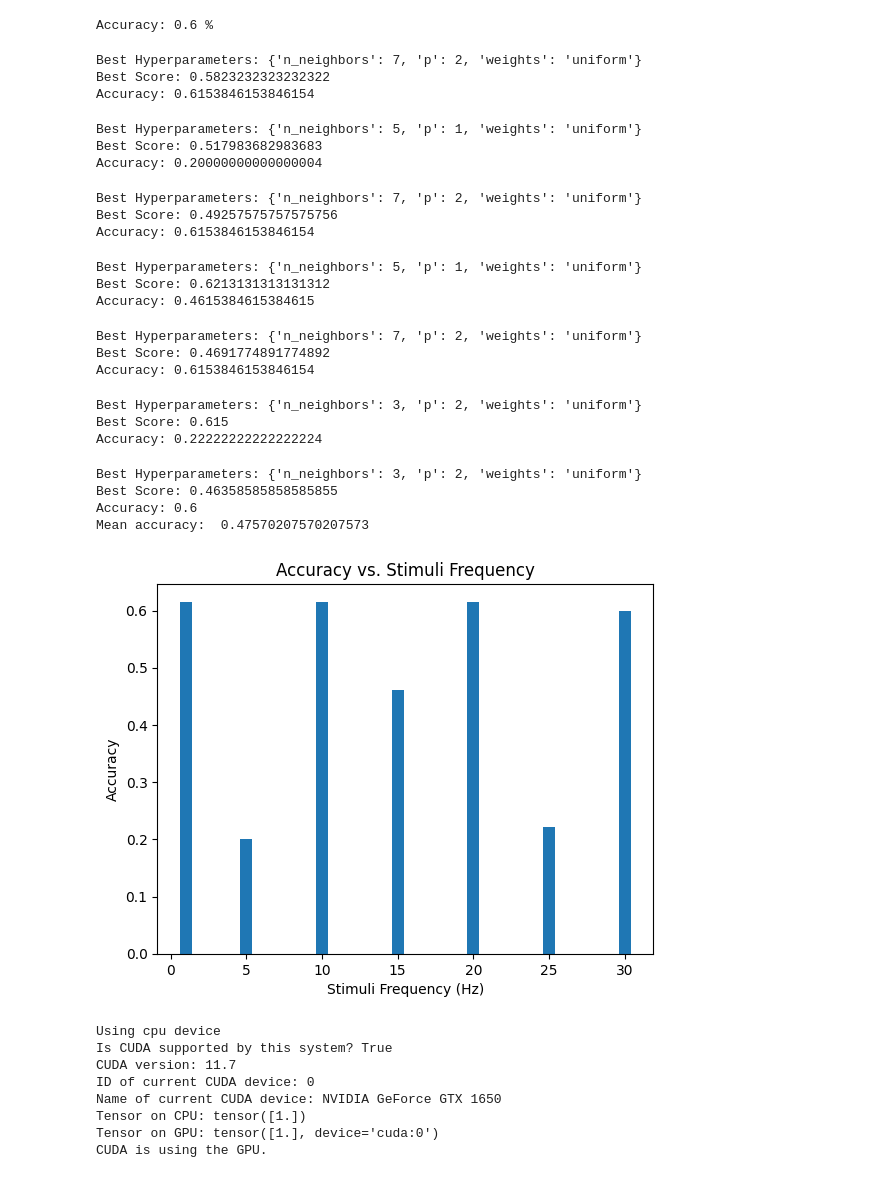
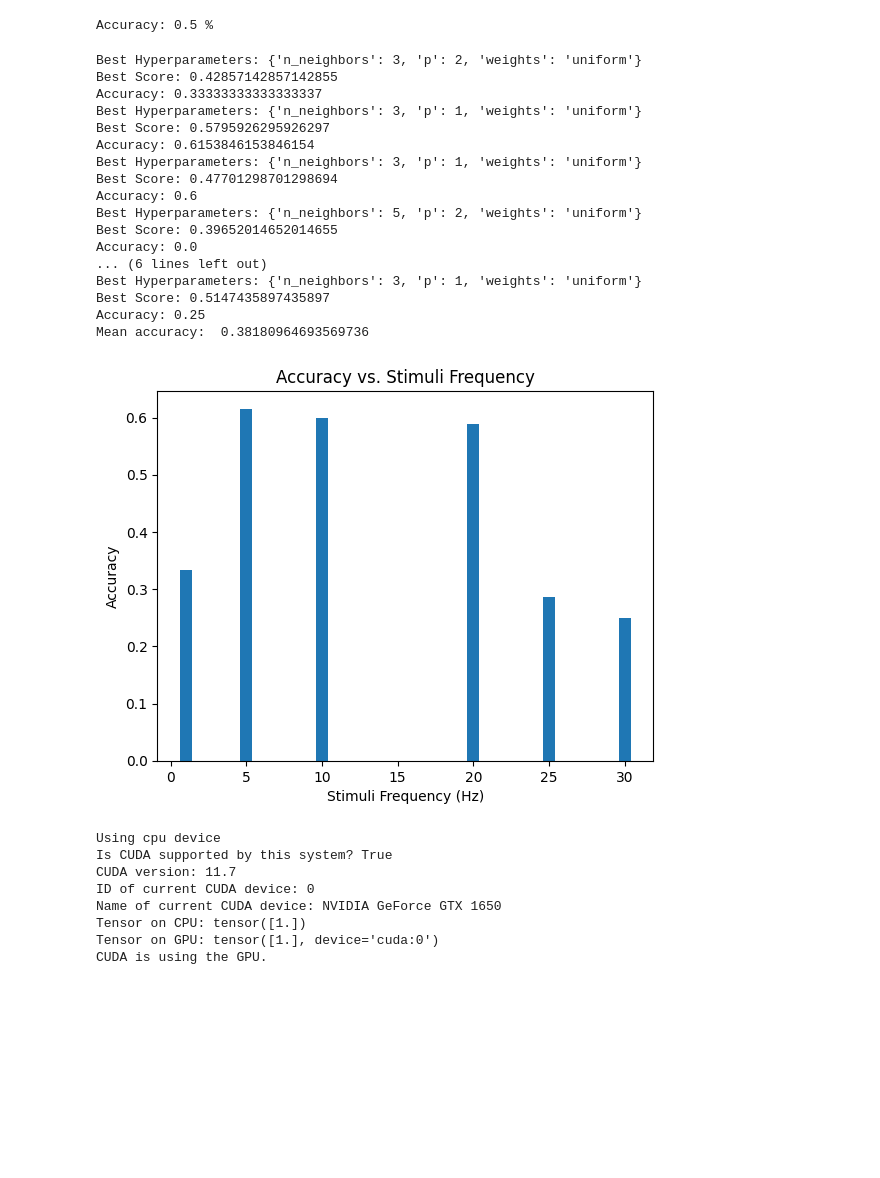
Before and after one commit to annstegaru/licenta, a Jupyter notebook: anne.ipynb, the cells around one changed output. Saved outputs shown, nothing was run; the diff lists cells and outputs as text; code cells hidden in the pictures; blank space fills up the shorter version.

```diff
--- a/anne.ipynb
+++ b/anne.ipynb
@@ -328,14 +371,14 @@ def concatenate_features(x):
 # %%
 def extract_features(x):
-    # receives a (1024, 22) matrix which represents 22 channels of 1024 samples each
-    # returns a (1, 264) matrix which represents 22 channels of 12 features each
-    # features: mean, std, ptp, var, min, max, argmin, argmax, rms, abs_diff_signal, skewness, kurtosis, fft_features
+# receives a (1024, 22) matrix which represents 22 channels of 1024 samples each
+# returns a (1, 264) matrix which represents 22 channels of 12 features each
     x = np.transpose(x)
+    # print(x)
     output = []
     for channel in x:
         # print(concatenate_features(channel).shape)
         output.append(concatenate_features(channel))
-    return np.array(np.hstack(output))
+    return(np.array(np.hstack(output)))
 # %%
 # Function definitions
 def mean(x):
@@ -407,13 +450,13 @@ def get_X_Y(before, after):
 
     # a and b have the same shape (6, 5120, 22)
 
-    # combine all 6 volunteers into one matrix (6*5120, 22)
+    # combine all 6 volunteers into one matrix (5120 * 6, 22)
     b_out = np.reshape(b, (b.shape[0] * b.shape[1], b.shape[2]))
     a_out = np.reshape(a, (a.shape[0] * a.shape[1], a.shape[2]))
 
     # # split 30720 rows into 30 chunks of 1024 rows
-    b_out = np.split(b_out, 30)
-    a_out = np.split(a_out, 30)
+    # b_out = np.split(b_out, 30)
+    # a_out = np.split(a_out, 30)
 
     # extract features from each chunk
     b_out = [extract_features(x) for x in b_out]
@@ -541,7 +593,7 @@ class EEGkNNClassifier:
         return np.array(y_pred)
 
 
-X, y = get_X_Y(sig_1hz_before_coffee, sig_1hz_after_coffee)
+X, y = get_X_Y(sig_15hz_before_coffee_epochs, sig_15hz_after_coffee_epochs)
 
 X_train, X_test, y_train, y_test = train_test_split(X, y, test_size=0.2, random_state=0)
 
@@ -556,7 +608,7 @@ accuracy = f1_score(y_test, y_pred)
 
 print("Accuracy:", accuracy,"%")
 # %% [output]
-Accuracy: 0.6 %
+Accuracy: 0.5 %
 # %%
 from sklearn.neighbors import KNeighborsClassifier
 from sklearn.model_selection import train_test_split
@@ -602,48 +654,43 @@ def KNN(before, after):
 
     return accuracy
 # %%
-accuracy_1hz = KNN(sig_1hz_before_coffee, sig_1hz_after_coffee)
-accuracy_5hz = KNN(sig_5hz_before_coffee, sig_5hz_after_coffee)
-accuracy_10hz = KNN(sig_10hz_before_coffee, sig_10hz_after_coffee)
-accuracy_15hz = KNN(sig_15hz_before_coffee, sig_15hz_after_coffee)
-accuracy_20hz = KNN(sig_20hz_before_coffee, sig_20hz_after_coffee)
-accuracy_25hz = KNN(sig_25hz_before_coffee, sig_25hz_after_coffee)
-accuracy_30hz = KNN(sig_30hz_before_coffee, sig_30hz_after_coffee)
+accuracy_1hz = KNN(sig_1hz_before_coffee_epochs, sig_1hz_after_coffee_epochs)
+accuracy_5hz = KNN(sig_5hz_before_coffee_epochs, sig_5hz_after_coffee_epochs)
+accuracy_10hz = KNN(sig_10hz_before_coffee_epochs, sig_10hz_after_coffee_epochs)
+accuracy_15hz = KNN(sig_15hz_before_coffee_epochs, sig_15hz_after_coffee_epochs)
+accuracy_20hz = KNN(sig_20hz_before_coffee_epochs, sig_20hz_after_coffee_epochs)
+accuracy_25hz = KNN(sig_25hz_before_coffee_epochs, sig_25hz_after_coffee_epochs)
+accuracy_30hz = KNN(sig_30hz_before_coffee_epochs, sig_30hz_after_coffee_epochs)
 
 # plot results
 x = [1, 5, 10, 15, 20, 25, 30]
 y = [accuracy_1hz, accuracy_5hz, accuracy_10hz, accuracy_15hz, accuracy_20hz, accuracy_25hz, accuracy_30hz]
 mean_acc = np.mean(y)
 print("Mean accuracy: ", mean_acc)
 plt.bar(x, y)
 plt.xlabel("Stimuli Frequency (Hz)")
 plt.ylabel("Accuracy")
 plt.title("Accuracy vs. Stimuli Frequency")
 plt.show()
 # %% [output]
-Best Hyperparameters: {'n_neighbors': 7, 'p': 2, 'weights': 'uniform'}
-Best Score: 0.5823232323232322
+Best Hyperparameters: {'n_neighbors': 3, 'p': 2, 'weights': 'uniform'}
+Best Score: 0.42857142857142855
+Accuracy: 0.33333333333333337
+Best Hyperparameters: {'n_neighbors': 3, 'p': 1, 'weights': 'uniform'}
+Best Score: 0.5795926295926297
 Accuracy: 0.6153846153846154
+Best Hyperparameters: {'n_neighbors': 3, 'p': 1, 'weights': 'uniform'}
+Best Score: 0.47701298701298694
+Accuracy: 0.6
+Best Hyperparameters: {'n_neighbors': 5, 'p': 2, 'weights': 'uniform'}
+Best Score: 0.39652014652014655
+Accuracy: 0.0
+... (6 lines left out)
+Best Hyperparameters: {'n_neighbors': 3, 'p': 1, 'weights': 'uniform'}
+Best Score: 0.5147435897435897
+Accuracy: 0.25
+Mean accuracy:  0.38180964693569736
-Best Hyperparameters: {'n_neighbors': 5, 'p': 1, 'weights': 'uniform'}
-Best Score: 0.517983682983683
-Accuracy: 0.20000000000000004
-Best Hyperparameters: {'n_neighbors': 7, 'p': 2, 'weights': 'uniform'}
-Best Score: 0.49257575757575756
-Accuracy: 0.6153846153846154
-Best Hyperparameters: {'n_neighbors': 5, 'p': 1, 'weights': 'uniform'}
-Best Score: 0.6213131313131312
-Accuracy: 0.4615384615384615
-Best Hyperparameters: {'n_neighbors': 7, 'p': 2, 'weights': 'uniform'}
-Best Score: 0.4691774891774892
-Accuracy: 0.6153846153846154
-Best Hyperparameters: {'n_neighbors': 3, 'p': 2, 'weights': 'uniform'}
-Best Score: 0.615
-Accuracy: 0.22222222222222224
-Best Hyperparameters: {'n_neighbors': 3, 'p': 2, 'weights': 'uniform'}
-Best Score: 0.46358585858585855
-Accuracy: 0.6
-Mean accuracy:  0.47570207570207573
-[figure, old version]
+[figure, new version]
 # %%
 import torch
 import torch.nn as nn
```
Also changed, not shown: parts of 20 cells of this notebook, 2 other files.
